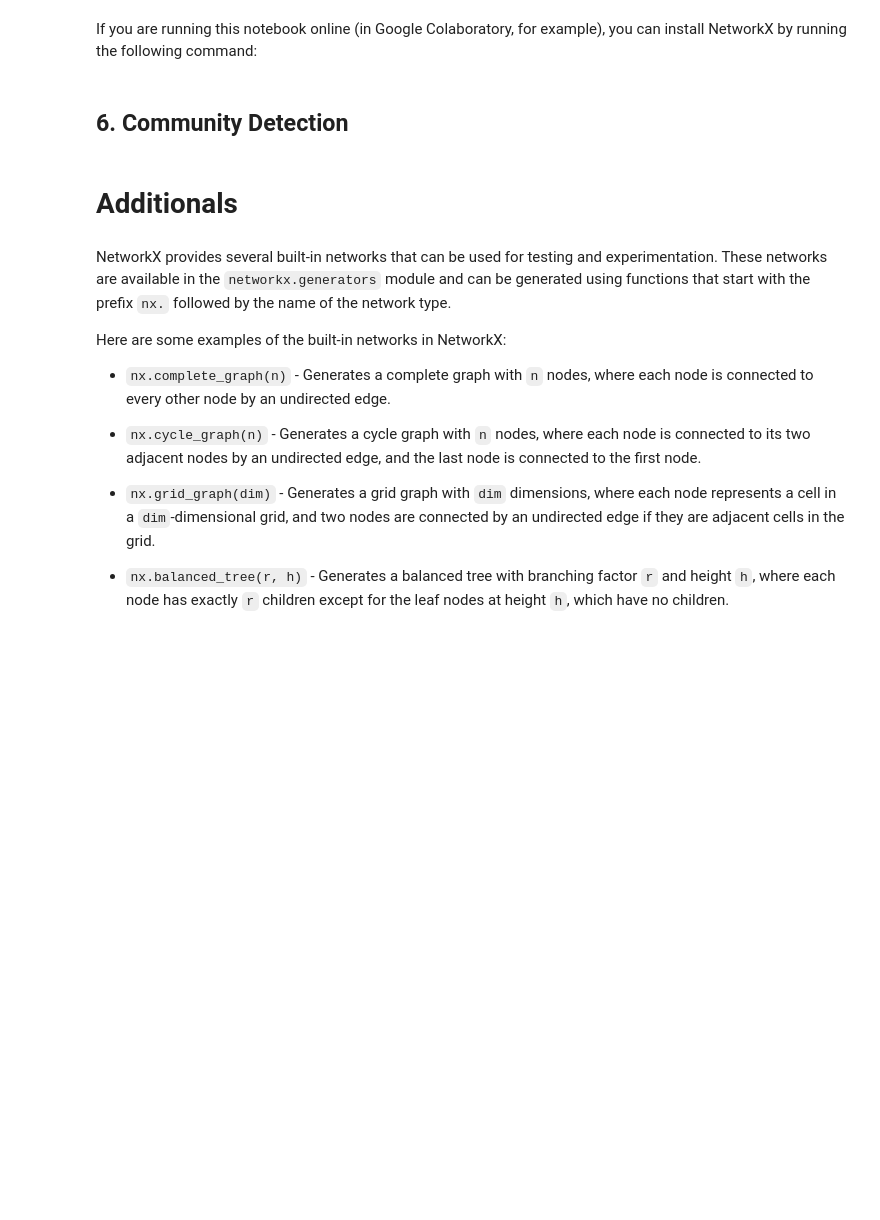
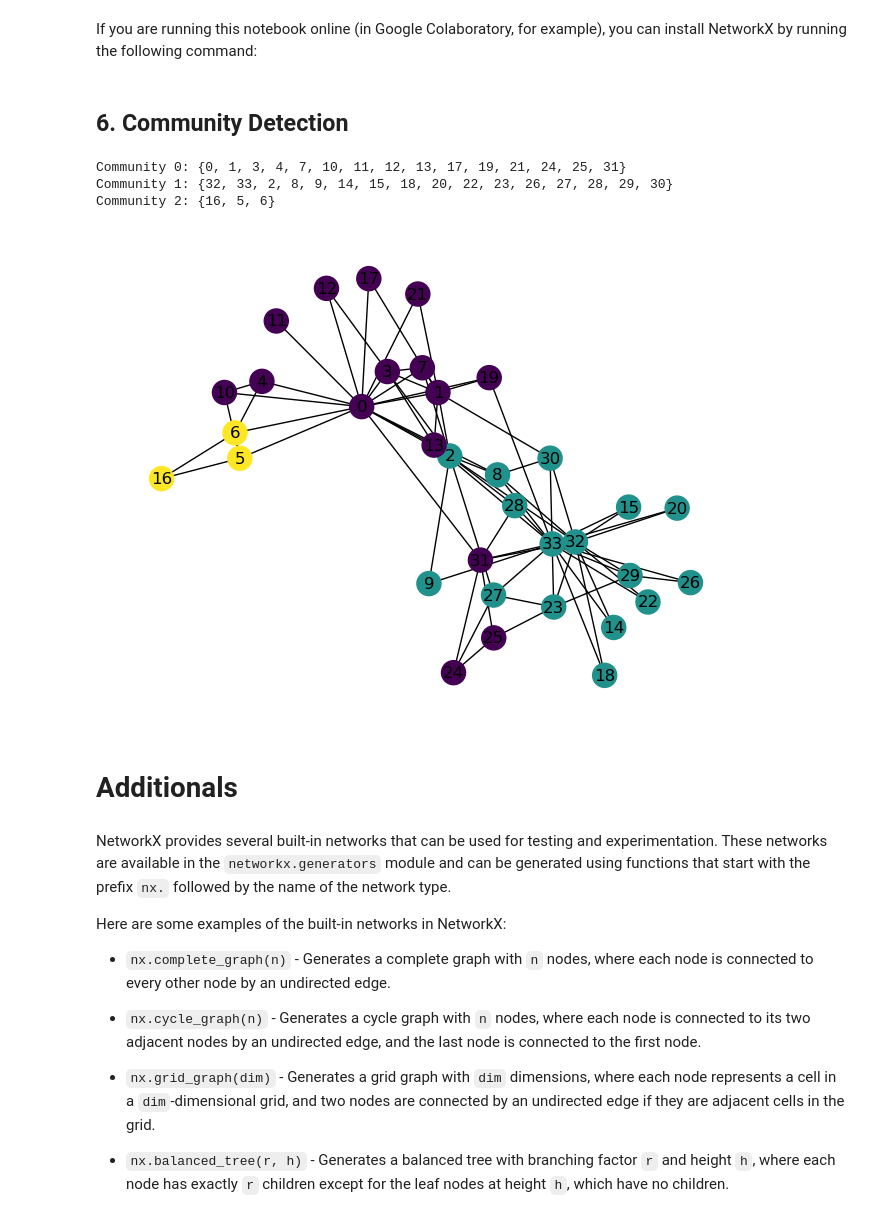
Before and after one commit to daniprec/BAM-Applied-Math-Lab, a Jupyter notebook: sessions/s07_networks/6-networkx-community-detection.ipynb, the cells around one changed output. Drawn from its saved outputs; the diff is of its cells as text; code cells hidden in the pictures; blank space fills up the shorter version.

```diff
--- a/sessions/s07_networks/6-networkx-community-detection.ipynb
+++ b/sessions/s07_networks/6-networkx-community-detection.ipynb
@@ -18,28 +14,40 @@ import community
 # %%
 # karate club network
-G = nx.karate_club_graph()
+graph_karate = nx.karate_club_graph()
 
 # compute the communities using the Label Propagation algorithm
-communities = nx.algorithms.community.label_propagation.label_propagation_communities(G)
+communities = nx.algorithms.community.label_propagation.label_propagation_communities(
+    graph_karate
+)
 
 # print the communities
 for i, c in enumerate(communities):
     print(f"Community {i}: {c}")
+# %% [output]
+Community 0: {0, 1, 3, 4, 7, 10, 11, 12, 13, 17, 19, 21, 24, 25, 31}
+Community 1: {32, 33, 2, 8, 9, 14, 15, 18, 20, 22, 23, 26, 27, 28, 29, 30}
+Community 2: {16, 5, 6}
 # %%
 # create a node color list based on the partition
 
 node_colors = []
-for n in G.nodes():
+for n in graph_karate.nodes():
     if n in list(communities)[0]:
         node_colors.append(1)
     elif n in list(communities)[1]:
         node_colors.append(2)
     else:
         node_colors.append(3)
 
 # draw the graph with node colors based on the partition
-pos = nx.spring_layout(G)
+pos = nx.spring_layout(graph_karate)
 nx.draw(
-    G, pos, node_color=node_colors, cmap=plt.cm.get_cmap("viridis"), with_labels=True
+    graph_karate,
+    pos,
+    node_color=node_colors,
+    cmap=plt.cm.get_cmap("viridis"),
+    with_labels=True,
 )
 plt.show()
+# %% [output]
+[figure, added]
```
Also changed, not shown: parts of 7 cells of this notebook.
